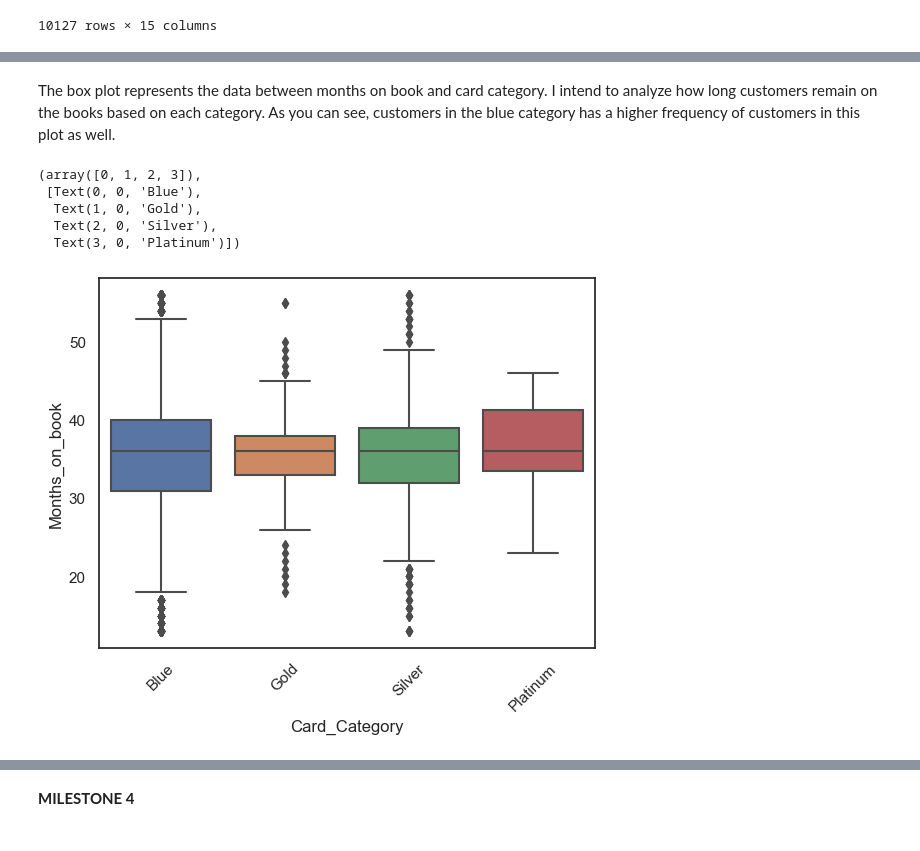
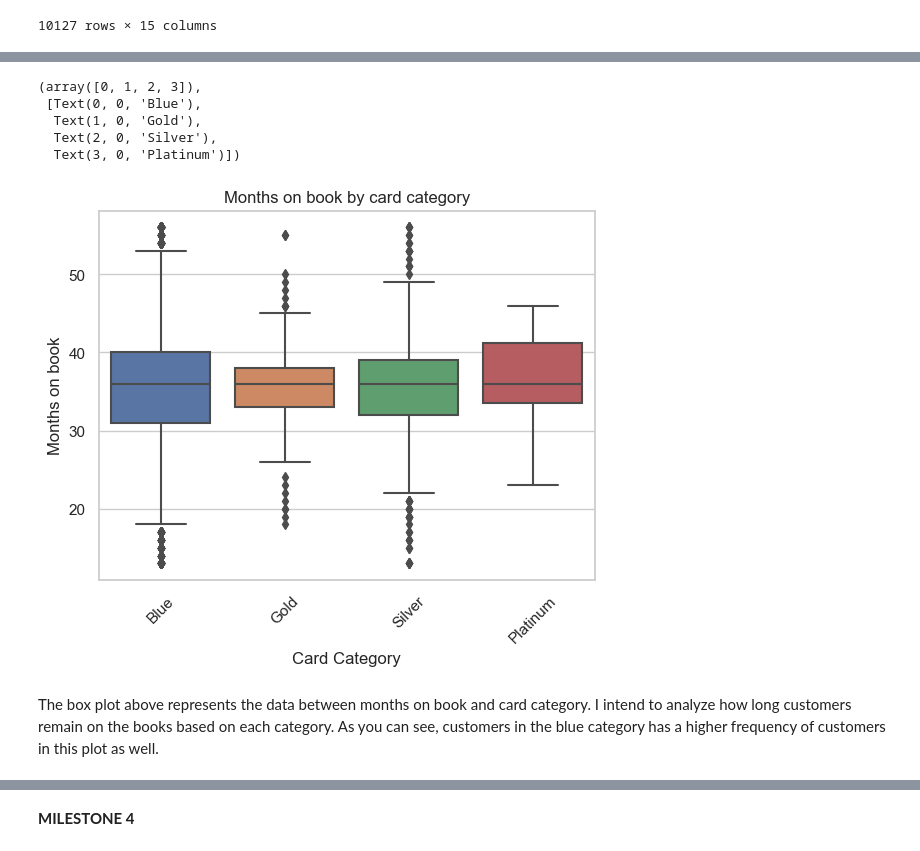
Before and after one commit to ubco-W2022T2-data301/project-group-group-20, a Jupyter notebook: analysis/analysis2.ipynb, the cells around one changed output, grey strips where cells are left out. Drawn from its saved outputs; the diff is of its cells as text; code cells hidden in the pictures.

```diff
--- a/analysis/analysis2.ipynb
+++ b/analysis/analysis2.ipynb
@@ -121,14 +123,17 @@ Text(0, 0.5, 'Credit Limit')
+# %%
+sns.set_theme(style="whitegrid", font_scale= 1)
+sns.boxplot(data=df, x = 'Card_Category', y = 'Months_on_book')
+plt.xlabel('Card Category')
+plt.ylabel('Months on book')
+plt.title("Months on book by card category")
+plt.xticks(rotation=45)
+# %% [output]
+(array([0, 1, 2, 3]),
+ [Text(0, 0, 'Blue'),
+  Text(1, 0, 'Gold'),
+  Text(2, 0, 'Silver'),
+  Text(3, 0, 'Platinum')])
+[figure, added]
 # %% [markdown]
-The box plot represents the data between months on book and card category.
+The box plot above represents the data between months on book and card category.
 I intend to analyze how long customers remain on the books based on each category. As you can see, customers in the blue category has a higher frequency of customers in this plot as well.
-# %%
-sns.set_theme(style="white", font_scale= 1)
-sns.boxplot(data=df, x = 'Card_Category', y = 'Months_on_book')
-plt.xticks(rotation=45)
-# %% [output]
-(array([0, 1, 2, 3]),
- [Text(0, 0, 'Blue'),
-  Text(1, 0, 'Gold'),
-  Text(2, 0, 'Silver'),
-  Text(3, 0, 'Platinum')])
-[figure, removed]
```
Also changed, not shown: parts of 11 cells of this notebook.
